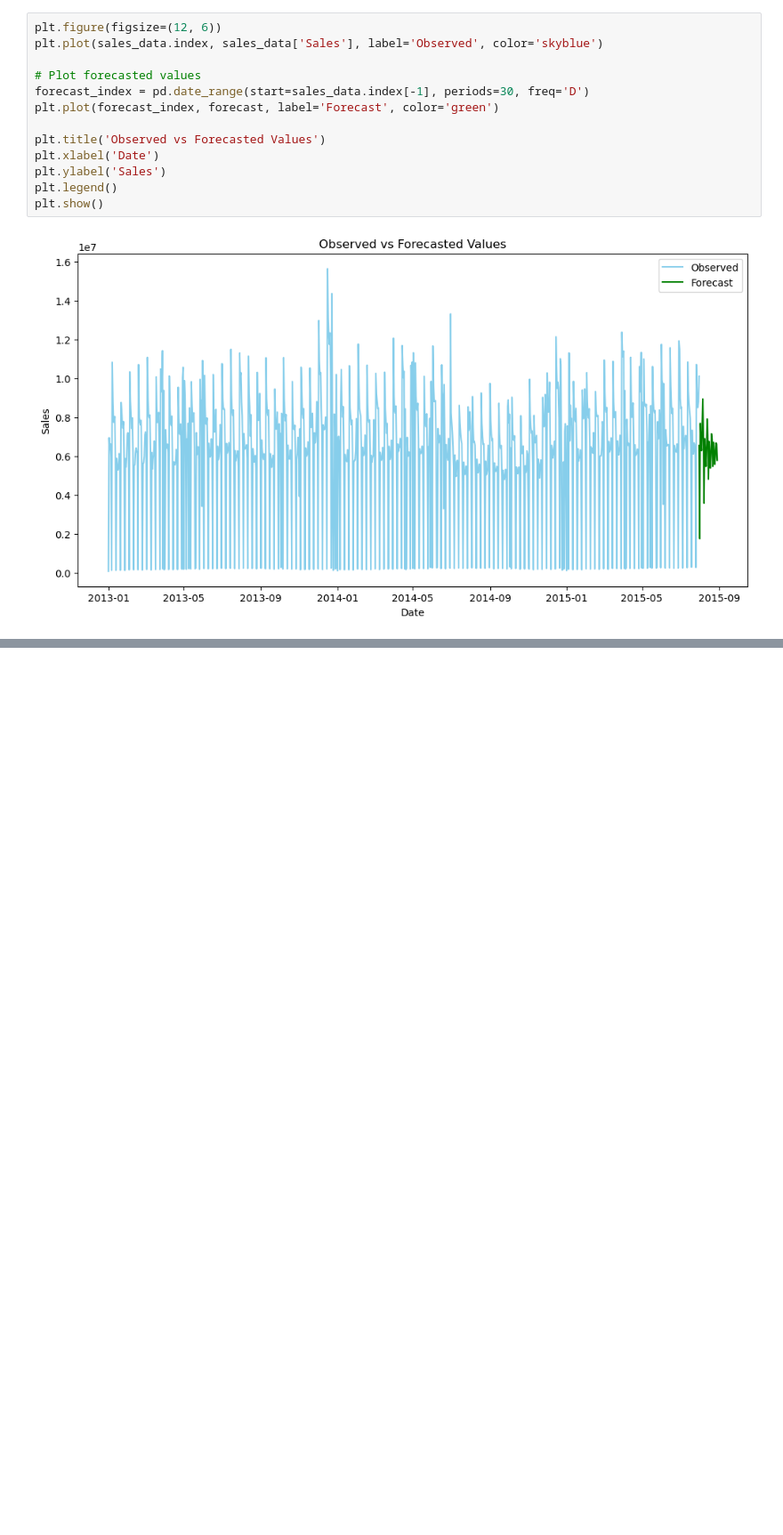
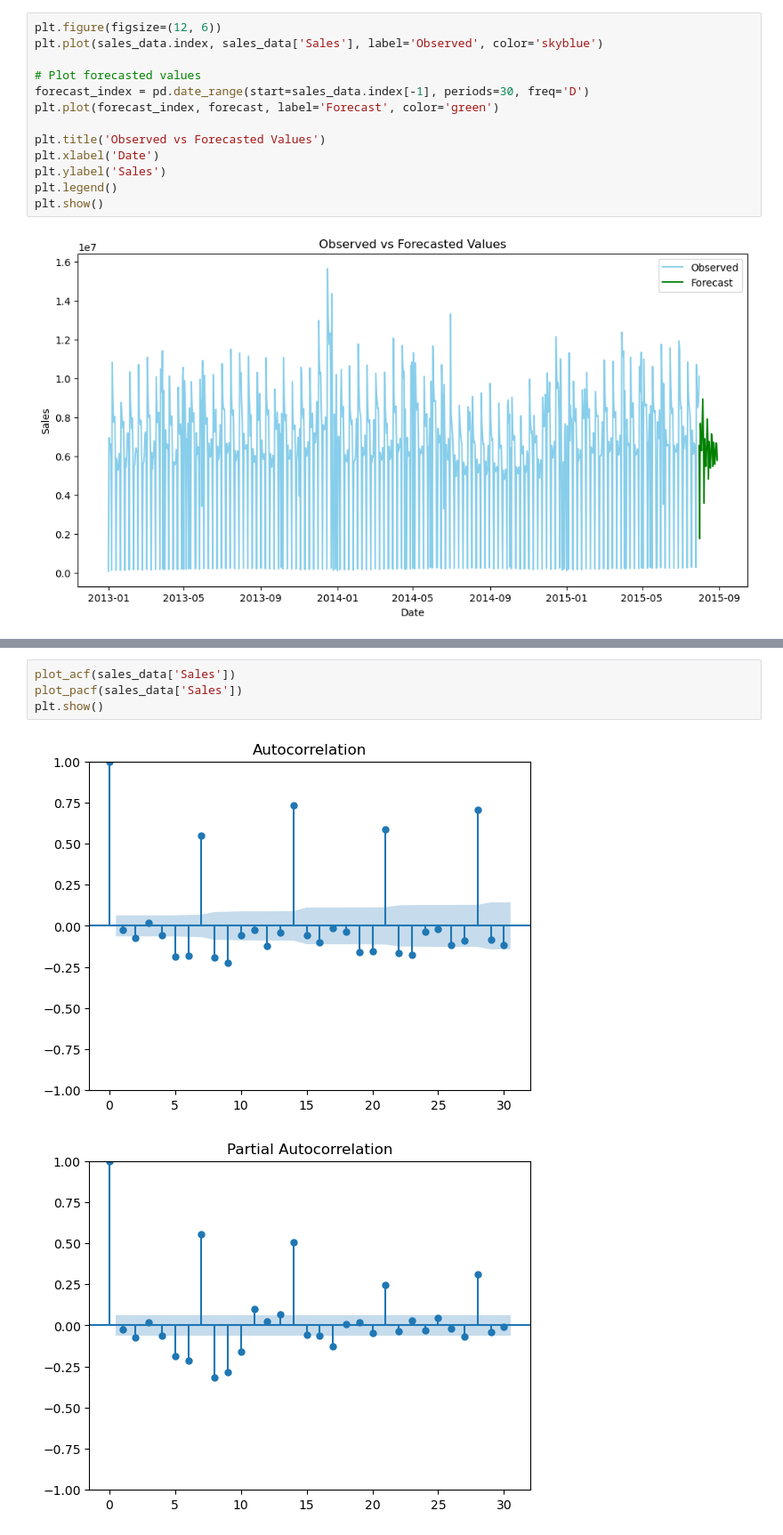
Before and after one commit to Hemamagam/Project-6--Pharmaceutical-Sale-Prediction-, a Jupyter notebook: Task 2.5-Time_series.ipynb, the cells around one changed output, grey strips where cells are left out. Shown at 89% size. Cells and saved outputs as stored; diff of their text form; blank space fills up the shorter version.

```diff
--- a/Task 2.5-Time_series.ipynb
+++ b/Task 2.5-Time_series.ipynb
@@ -269,0 +329,7 @@ Mean Absolute Percentage Error (MAPE): 306.67638041018364
+# %%
+plot_acf(sales_data['Sales'])
+plot_pacf(sales_data['Sales'])
+plt.show()
+# %% [output]
+[figure, added]
+[figure, added]
```
Also changed, not shown: parts of 12 cells of this notebook.
